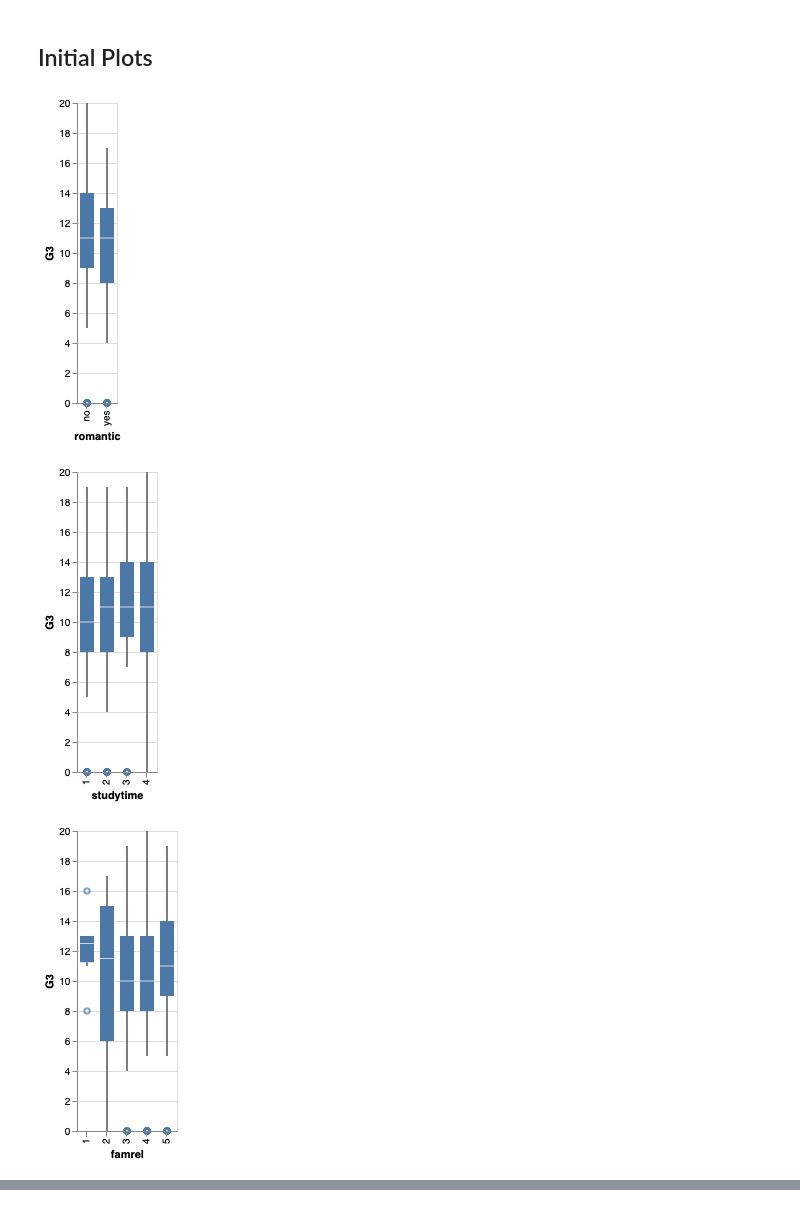
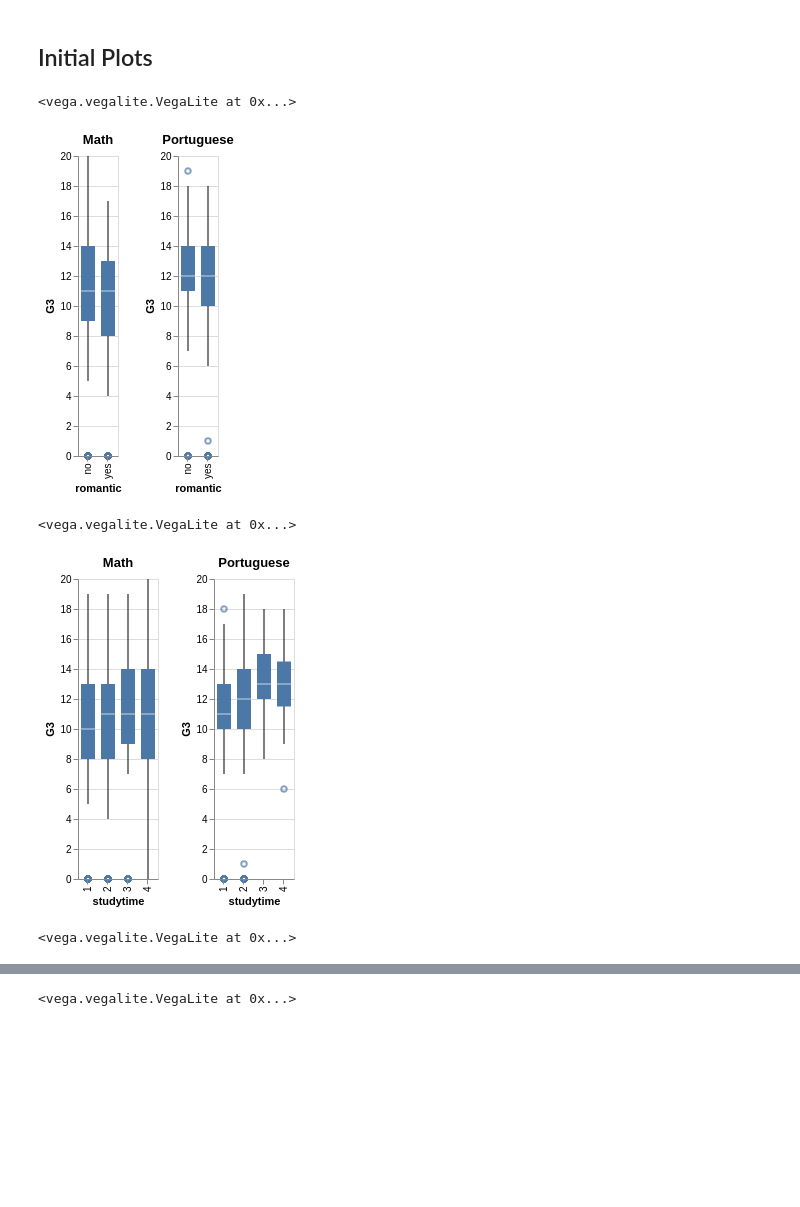
Before and after one commit to UBC-MDS/DSCI_522-Group-403-Student-Performance, a Jupyter notebook: src/EDA.ipynb, the cells around one changed output, grey strips where cells are left out. Drawn from its saved outputs; the diff is of its cells as text; code cells hidden in the pictures; blank space fills up the shorter version.

```diff
--- a/src/EDA.ipynb
+++ b/src/EDA.ipynb
@@ -123,23 +131,19 @@ Report generated with pandas-profiling.
 # %% [markdown]
 ## Initial Plots
-# %%
-alt.Chart(mat_train).mark_boxplot().encode(
-    x='romantic:N',
-    y='G3:Q'
-)
-# %% [output]
-[figure, removed]
-# %%
-alt.Chart(mat_train).mark_boxplot().encode(
-    x='studytime:N',
-    y='G3:Q'
-)
-# %% [output]
-[figure, removed]
-# %%
-alt.Chart(mat_train).mark_boxplot().encode(
-    x='famrel:N',
-    y='G3:Q'
-)
-# %% [output]
-[figure, removed]
+# %%
+variables_to_plot = ['romantic', 'studytime', 'famrel', 'activities']
+
+for variable in variables_to_plot:
+    (alt.Chart(mat_train).mark_boxplot().encode(
+    x=variable + ':N',
+    y='G3:Q'
+    ).properties(title="Math") | alt.Chart(por_train).mark_boxplot().encode(
+    x=variable + ':N',
+    y='G3:Q'
+    ).properties(title="Portuguese")).display()
+# %% [output]
+<vega.vegalite.VegaLite at 0x...>
+[figure, added]
+<vega.vegalite.VegaLite at 0x...>
+[figure, added]
+<vega.vegalite.VegaLite at 0x...>
@@ -145,0 +151 @@ alt.Chart(mat_train).mark_boxplot().encode(
+<vega.vegalite.VegaLite at 0x...>
```
Also changed, not shown: parts of 3 cells of this notebook, 1 other file.
